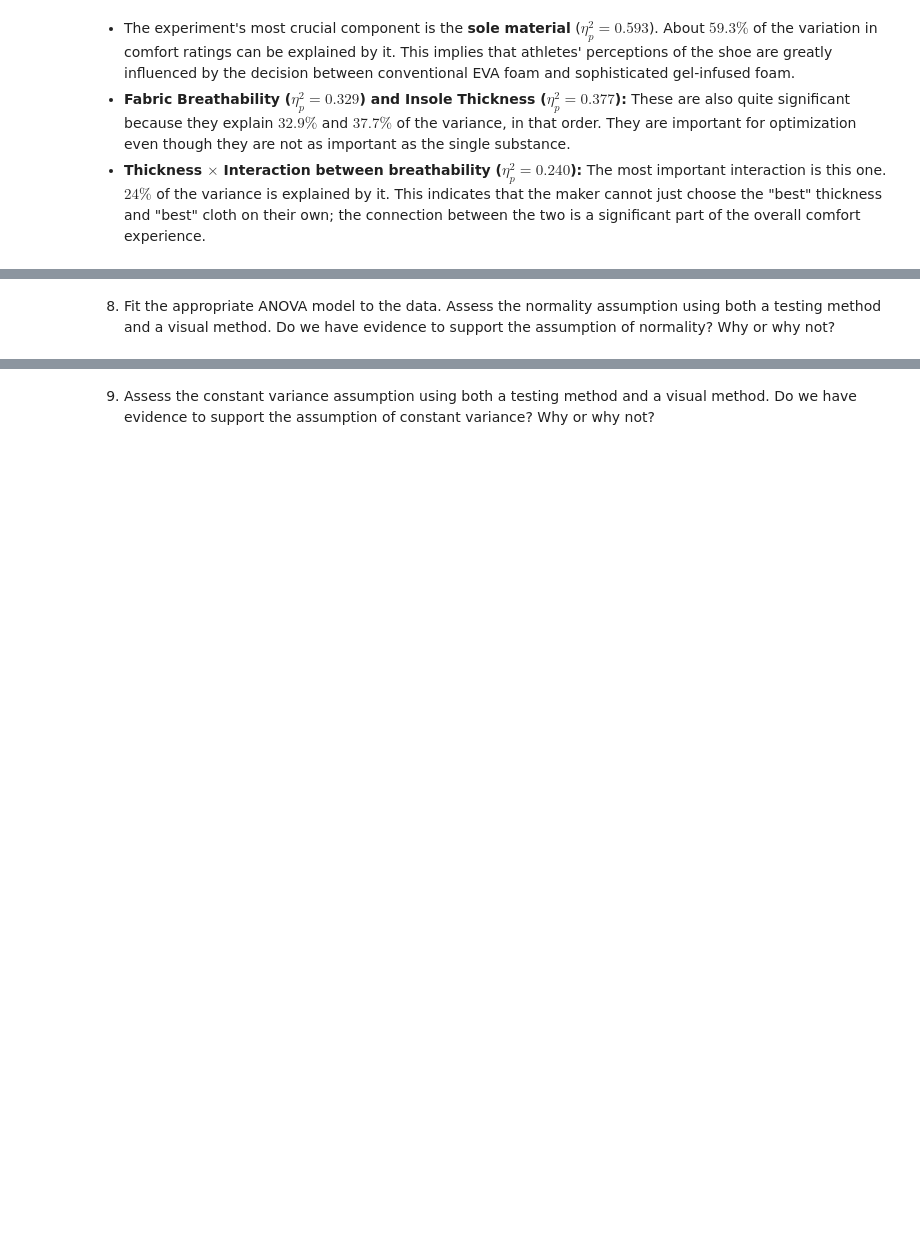
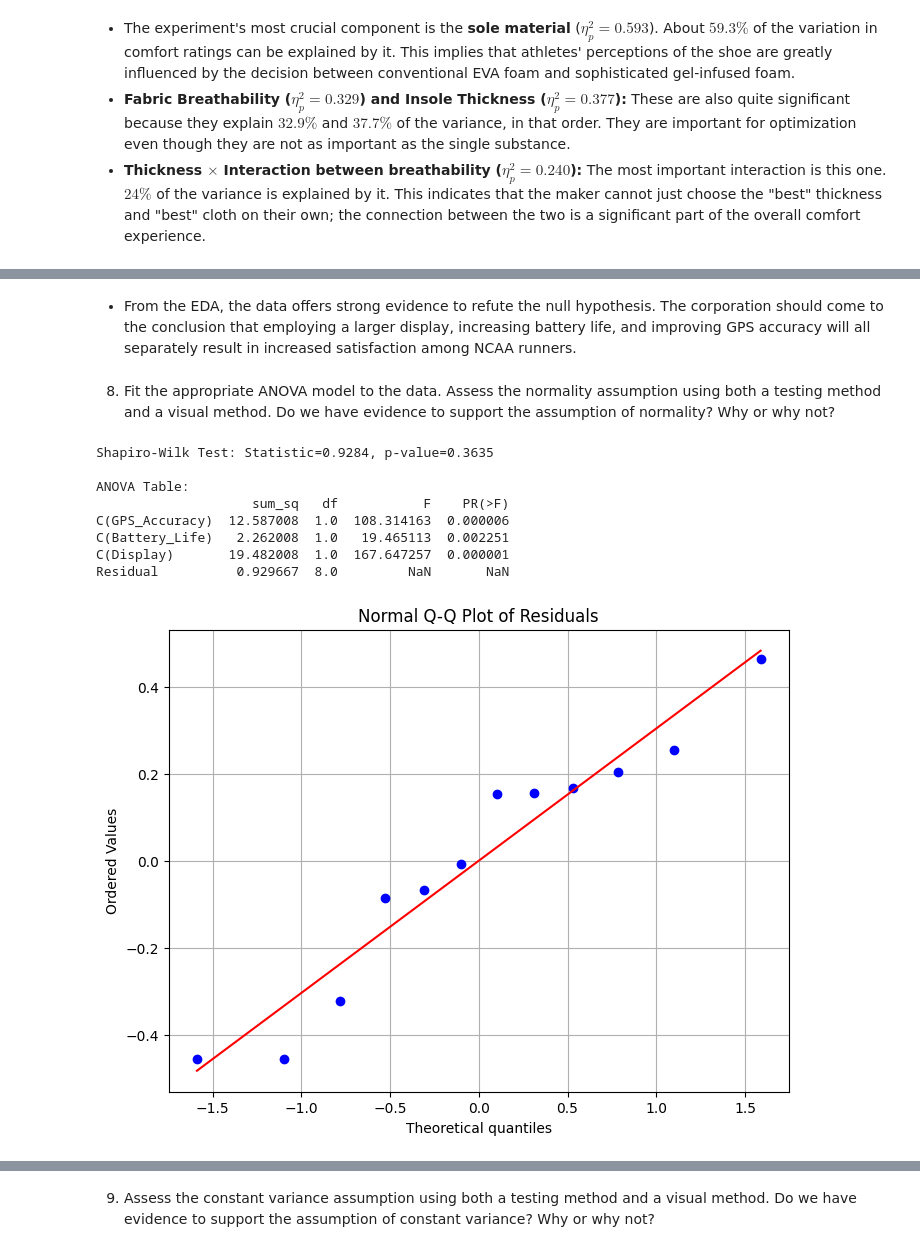
Before and after one commit to cmuriithi/STAT-7220-Applied-Experimental-Design, a Jupyter notebook: Assignments/HW3/STAT-7220-HW3.ipynb, the cells around one changed output, grey strips where cells are left out. Saved outputs shown, nothing was run; the diff lists cells and outputs as text; code cells hidden in the pictures; blank space fills up the shorter version.

```diff
--- a/Assignments/HW3/STAT-7220-HW3.ipynb
+++ b/Assignments/HW3/STAT-7220-HW3.ipynb
@@ -447,5 +508,45 @@ Due to time and resource limitations, the company would rather conduct a $2^{3-1
+# %% [markdown]
+- From the EDA, the data offers strong evidence to refute the null hypothesis. The corporation should come to the conclusion that employing a larger display, increasing battery life, and improving GPS accuracy will all separately result in increased satisfaction among NCAA runners.
 # %% [markdown]
 
 8.  Fit the appropriate ANOVA model to the data. Assess the normality assumption using both a testing method and a visual method. Do we have evidence to support the assumption of normality? Why or why not?
 # %%
 ## Question 8 Code ##
+
+import pandas as pd
+import statsmodels.api as sm
+from statsmodels.formula.api import ols
+import scipy.stats as stats
+import matplotlib.pyplot as plt
+
+# Fit the ANOVA model (main effects only)
+band_model = ols('Satisfaction ~ C(GPS_Accuracy) + C(Battery_Life) + C(Display)', data=band).fit()
+anova_table = sm.stats.anova_lm(band_model, typ=2)
+
+# Get the band residuals
+band_residuals = band_model.resid
+
+# Shapiro-Wilk Test
+shapiro_test = stats.shapiro(band_residuals)
+print(f"Shapiro-Wilk Test: Statistic={shapiro_test.statistic:.4f}, p-value={shapiro_test.pvalue:.4f}")
+
+# Q-Q Plot
+plt.figure(figsize=(8, 6))
+stats.probplot(band_residuals, dist="norm", plot=plt)
+plt.title('Normal Q-Q Plot of Residuals')
+plt.grid(True)
+plt.savefig('residuals_qq_plot.png')
+
+# Display ANOVA results
+print("\nANOVA Table:")
+print(anova_table)
+# %% [output]
+Shapiro-Wilk Test: Statistic=0.9284, p-value=0.3635
+
+ANOVA Table:
+                    sum_sq   df           F    PR(>F)
+C(GPS_Accuracy)  12.587008  1.0  108.314163  0.000006
+C(Battery_Life)   2.262008  1.0   19.465113  0.002251
+C(Display)       19.482008  1.0  167.647257  0.000001
+Residual          0.929667  8.0         NaN       NaN
+[figure, added]
```
Also changed, not shown: parts of 12 cells of this notebook.
